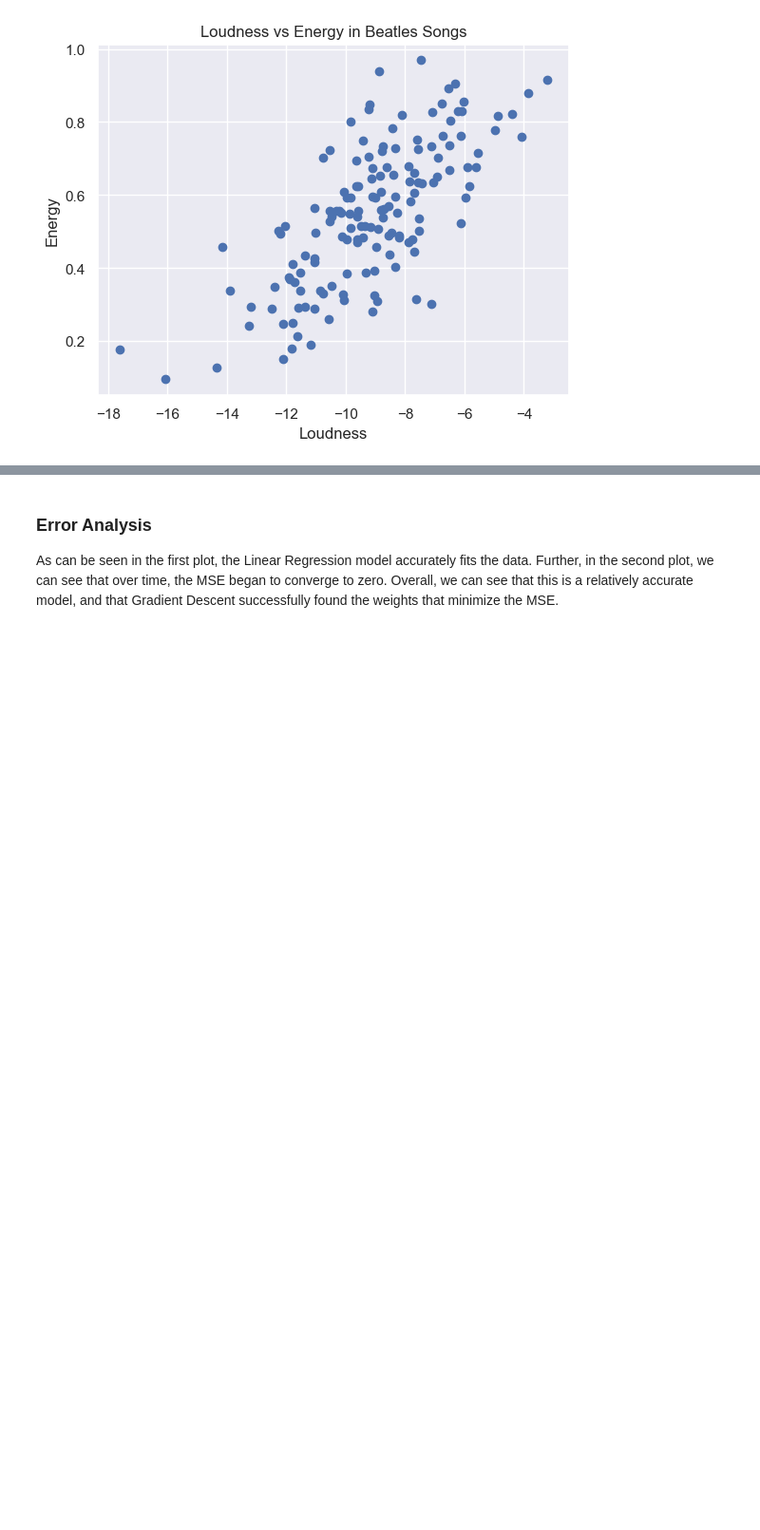
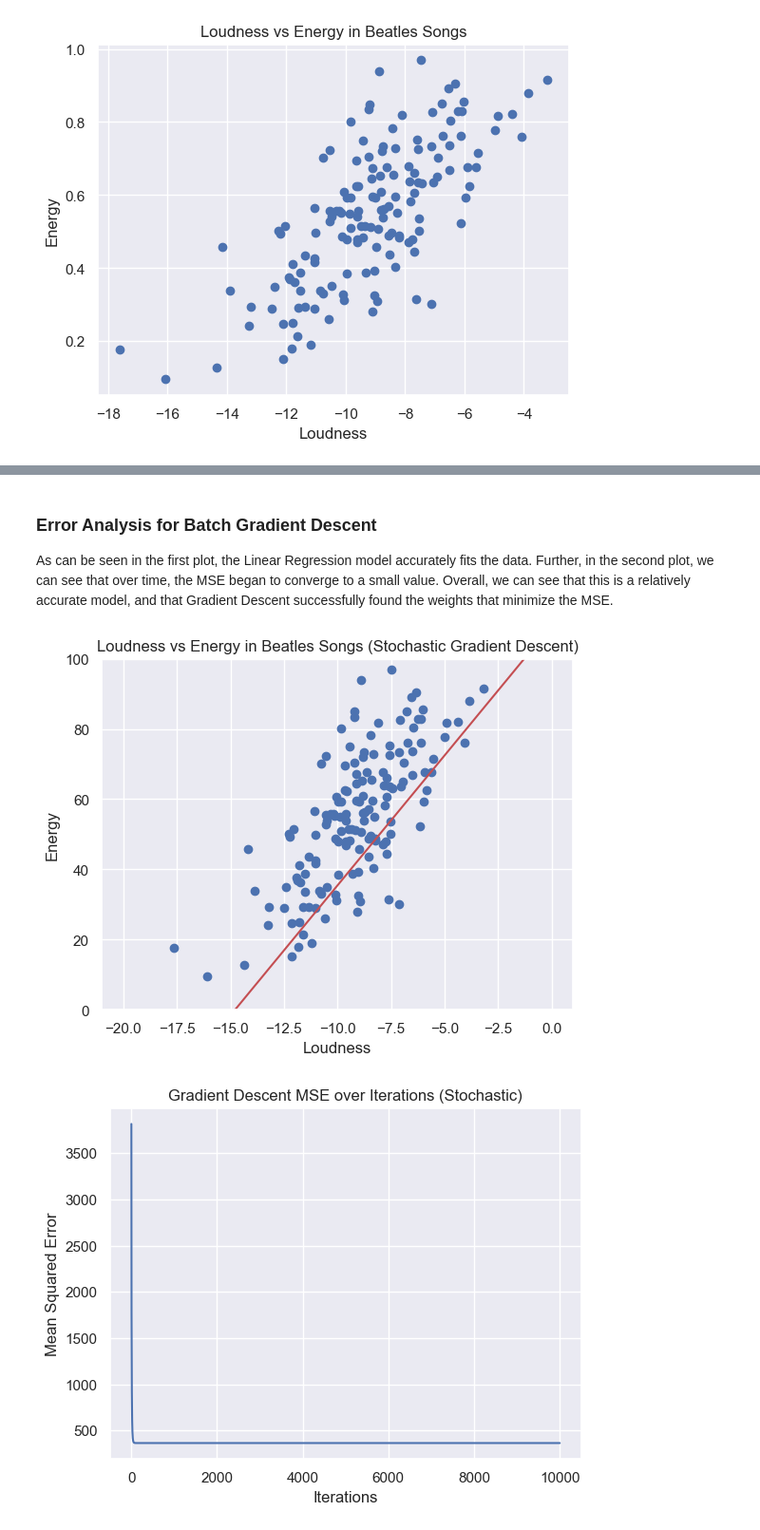
Before and after one commit to gbd2/INDE-577, a Jupyter notebook: supervised-learning/2 - Gradient Descent/GradientDescent.ipynb, the cells around one changed output, grey strips where cells are left out. Shown: that part at 95% size. Cells and saved outputs as stored; diff of their text form; code cells hidden in the pictures; blank space fills up the shorter version.

```diff
--- a/supervised-learning/2 - Gradient Descent/GradientDescent.ipynb
+++ b/supervised-learning/2 - Gradient Descent/GradientDescent.ipynb
@@ -124,4 +164,28 @@ plt.show()
 # %% [markdown]
-### Error Analysis
+### Error Analysis for Batch Gradient Descent
 
-As can be seen in the first plot, the Linear Regression model accurately fits the data. Further, in the second plot, we can see that over time, the MSE began to converge to zero. Overall, we can see that this is a relatively accurate model, and that Gradient Descent successfully found the weights that minimize the MSE.
+As can be seen in the first plot, the Linear Regression model accurately fits the data. Further, in the second plot, we can see that over time, the MSE began to converge to a small value. Overall, we can see that this is a relatively accurate model, and that Gradient Descent successfully found the weights that minimize the MSE.
+# %%
+# Plot the data and the best-fit line for stochastic gradient descent
+plt.plot(X, y, 'o')
+plt.xlabel('Loudness')
+plt.ylabel('Energy')
+plt.ylim(0, 100)
+plt.title('Loudness vs Energy in Beatles Songs (Stochastic Gradient Descent)')
+
+# Plot the best-fit line
+x = np.linspace(-20, 0, 100)
+y_pred = sw[0] * x + sw[1]
+plt.plot(x, y_pred, color='r')
+plt.show()
+
+# Plot the mean squared error over iterations to see if the algorithm is converging
+iter_vector = np.arange(1, len(smse_values) +1)
+plt.plot(iter_vector, smse_values)
+plt.xlabel('Iterations')
+plt.ylabel('Mean Squared Error')
+plt.title('Gradient Descent MSE over Iterations (Stochastic)')
+plt.show()
+# %% [output]
+[figure, added]
+[figure, added]
```
Also changed, not shown: parts of 7 cells of this notebook, 19 other files.
